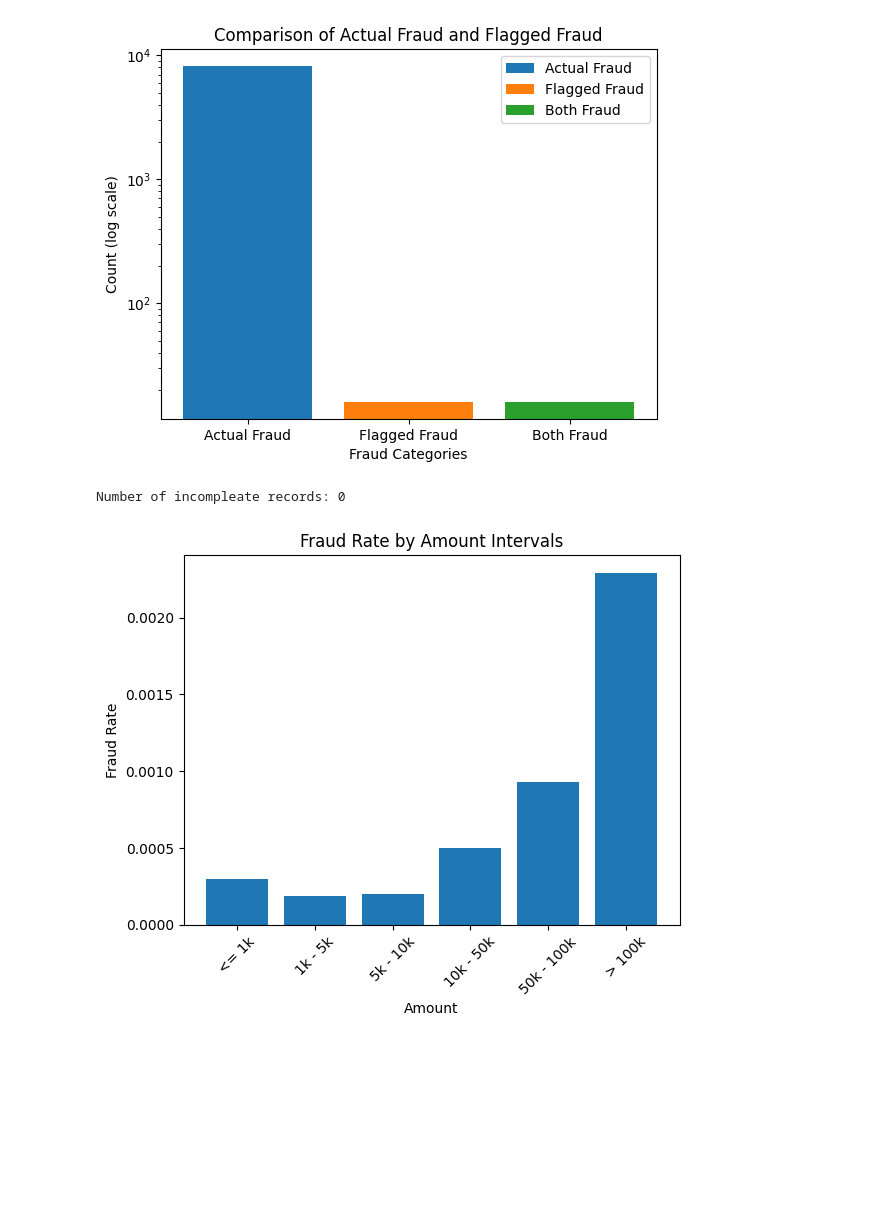
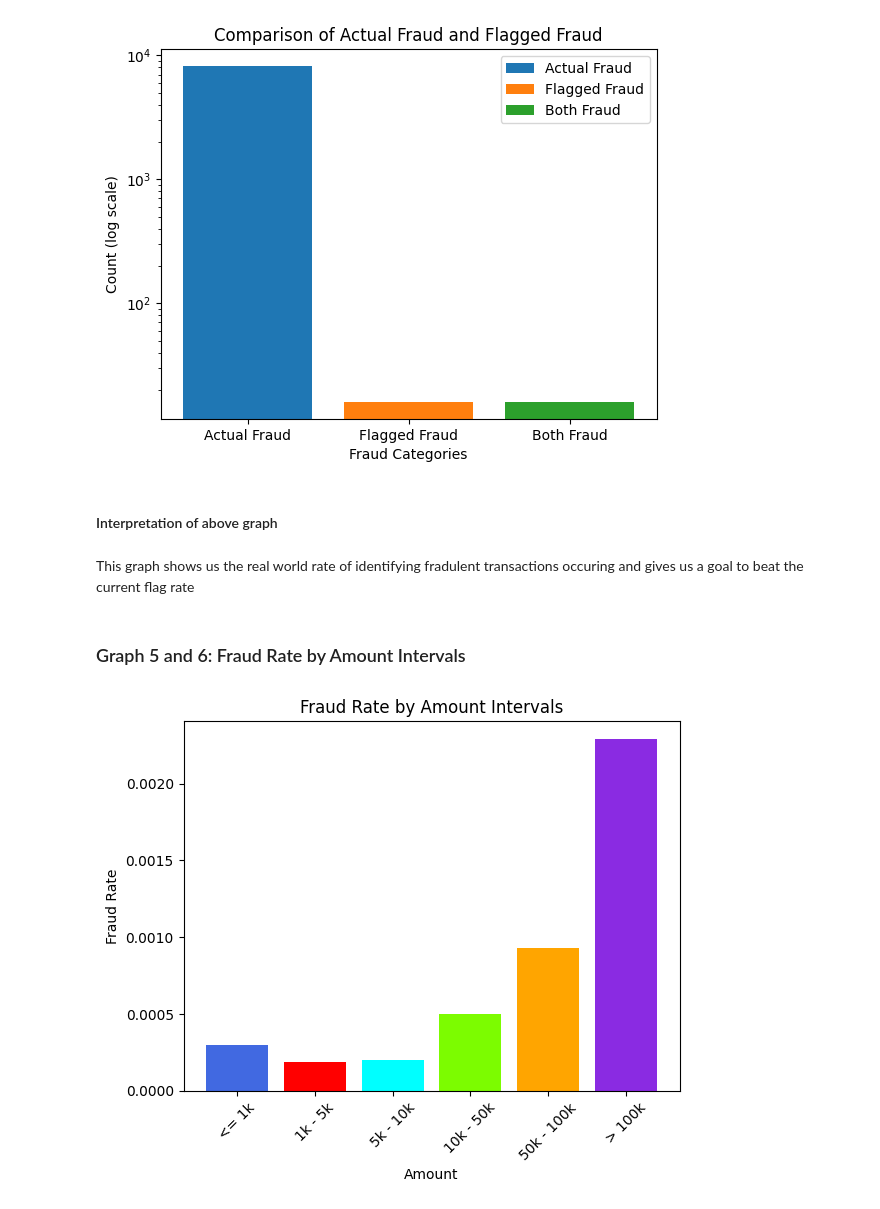
Before and after one commit to RobertKS123/ACML_Assignment, a Jupyter notebook: DataVisulization.ipynb, the cells around one changed output. Saved outputs shown, nothing was run; the diff lists cells and outputs as text; code cells hidden in the pictures; blank space fills up the shorter version.

```diff
--- a/DataVisulization.ipynb
+++ b/DataVisulization.ipynb
@@ -76,28 +180,28 @@ plt.legend()
 plt.show()
 # %% [output]
 [figure]
-# %%
-missing_records_count = df.isnull().any(axis=1).sum()
-
-print("Number of incompleate records:", missing_records_count)
-# %% [output]
-Number of incompleate records: 0
+# %% [markdown]
+#### Interpretation of above graph
+# %% [markdown]
+This graph shows us the real world rate of identifying fradulent transactions occuring and gives us a goal to beat the current flag rate
+# %% [markdown]
+### Graph 5 and 6: Fraud Rate by Amount Intervals
 # %%
 amount_bins = [0, 1000, 5000, 10000, 50000, 100000, np.inf]
 bin_labels = ['<= 1k', '1k - 5k', '5k - 10k', '10k - 50k', '50k - 100k', '> 100k']
 
 df['amount_bin'] = pd.cut(df['amount'], bins=amount_bins, labels=bin_labels)
 
 fraud_rate = df.groupby('amount_bin')['isFraud'].mean()
 
-plt.bar(bin_labels, fraud_rate)
+plt.bar(bin_labels, fraud_rate, color=['royalblue', 'red', 'aqua', 'lawngreen', 'orange','blueviolet'])
 plt.xlabel('Amount')
 plt.ylabel('Fraud Rate')
 plt.title('Fraud Rate by Amount Intervals')
 plt.xticks(rotation=45)
 plt.show()
 # %% [output]
-[figure, old version]
+[figure, new version]
 # %%
 fraudulent_transactions = df[df['isFraud'] == 1]
 
```
Also changed, not shown: parts of 34 cells of this notebook, 1 other file.
